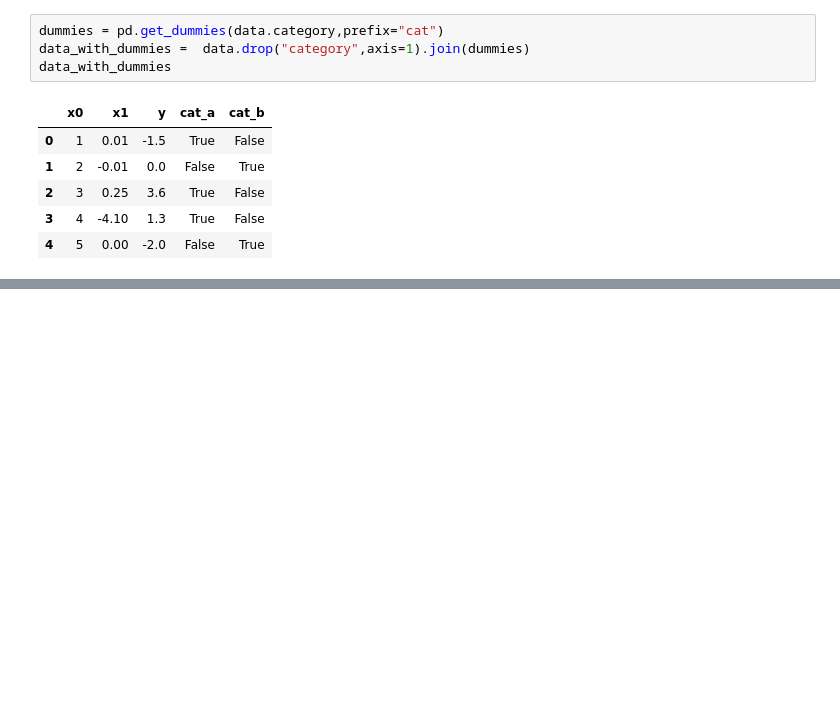
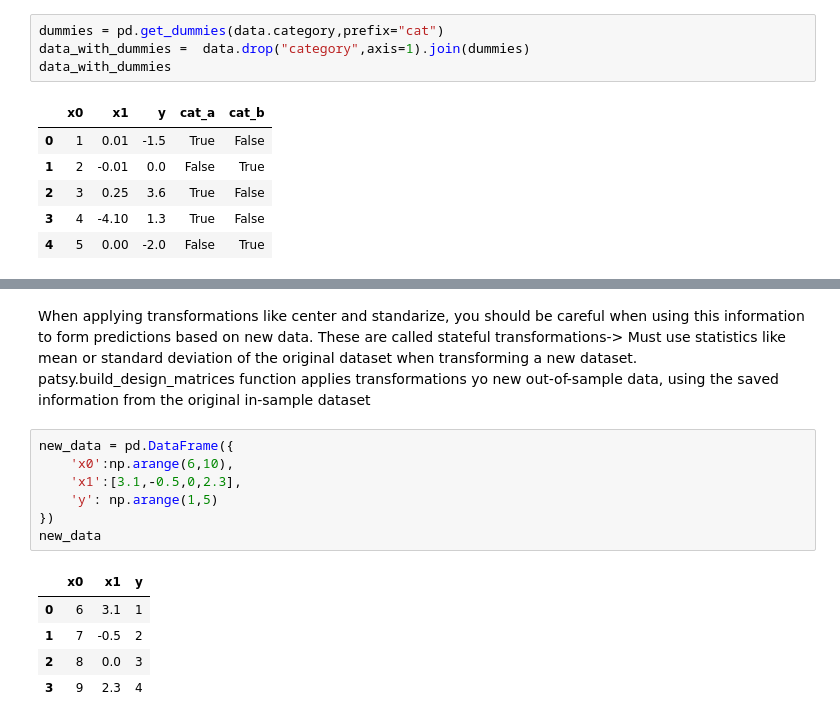
Before and after one commit to brunojaime/ml-theory-learning, a Jupyter notebook: Python for data analysis/Introduction to modeling libraries in python.ipynb, the cells around one changed output, grey strips where cells are left out. Cells and saved outputs as stored; diff of their text form; blank space fills up the shorter version.

```diff
--- a/Python for data analysis/Introduction to modeling libraries in python.ipynb
+++ b/Python for data analysis/Introduction to modeling libraries in python.ipynb
@@ -113,0 +234,17 @@ data_with_dummies
+# %% [markdown]
+When applying transformations like center and standarize, you should be careful when using this information to form predictions based on new data.
+These are called stateful transformations-> Must use statistics like mean or standard deviation of the original dataset when transforming a new dataset.
+patsy.build_design_matrices function applies transformations yo new out-of-sample data, using the saved information from the original in-sample dataset
+# %%
+new_data = pd.DataFrame({
+    'x0':np.arange(6,10),
+    'x1':[3.1,-0.5,0,2.3],
+    'y': np.arange(1,5)
+})
+new_data
+# %% [output]
+|  | x0 | x1 | y |
+| 0 | 6 | 3.1 | 1 |
+| 1 | 7 | -0.5 | 2 |
+| 2 | 8 | 0.0 | 3 |
+| 3 | 9 | 2.3 | 4 |
```
Also changed, not shown: parts of 36 cells of this notebook.
